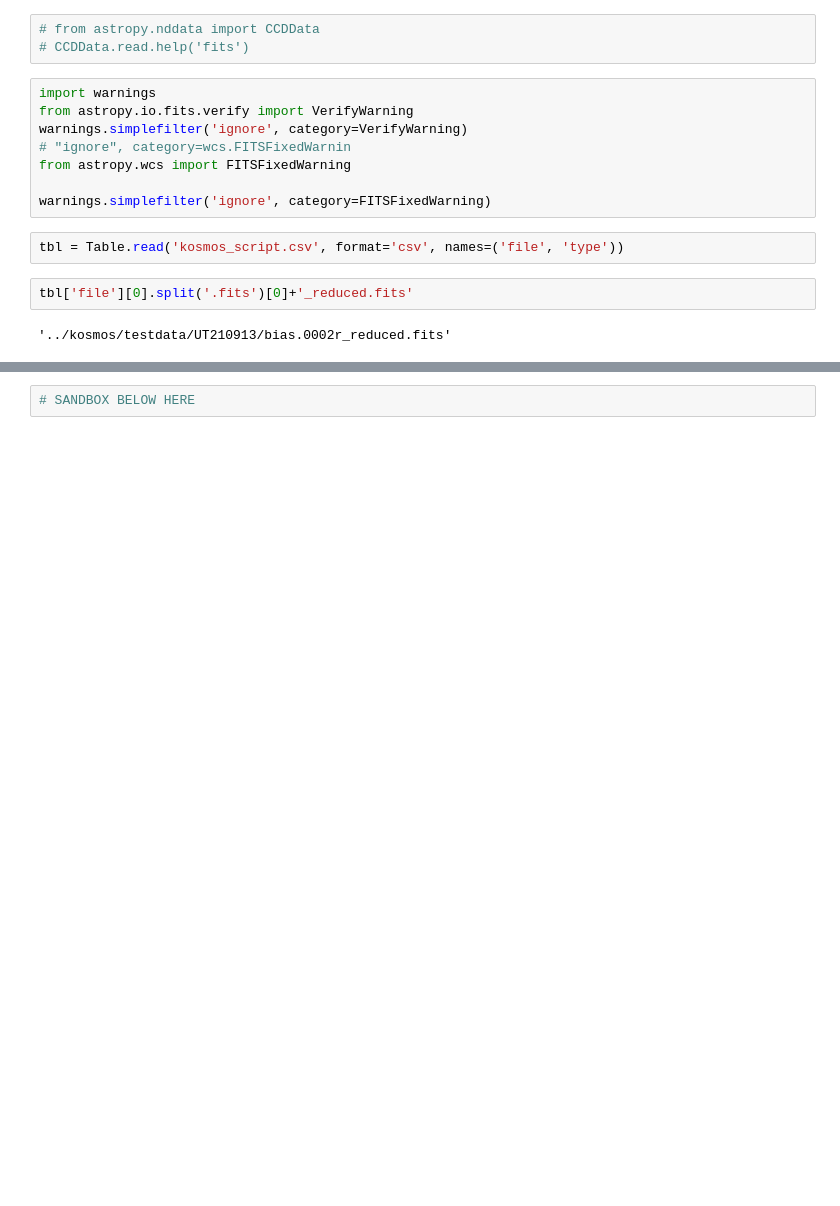
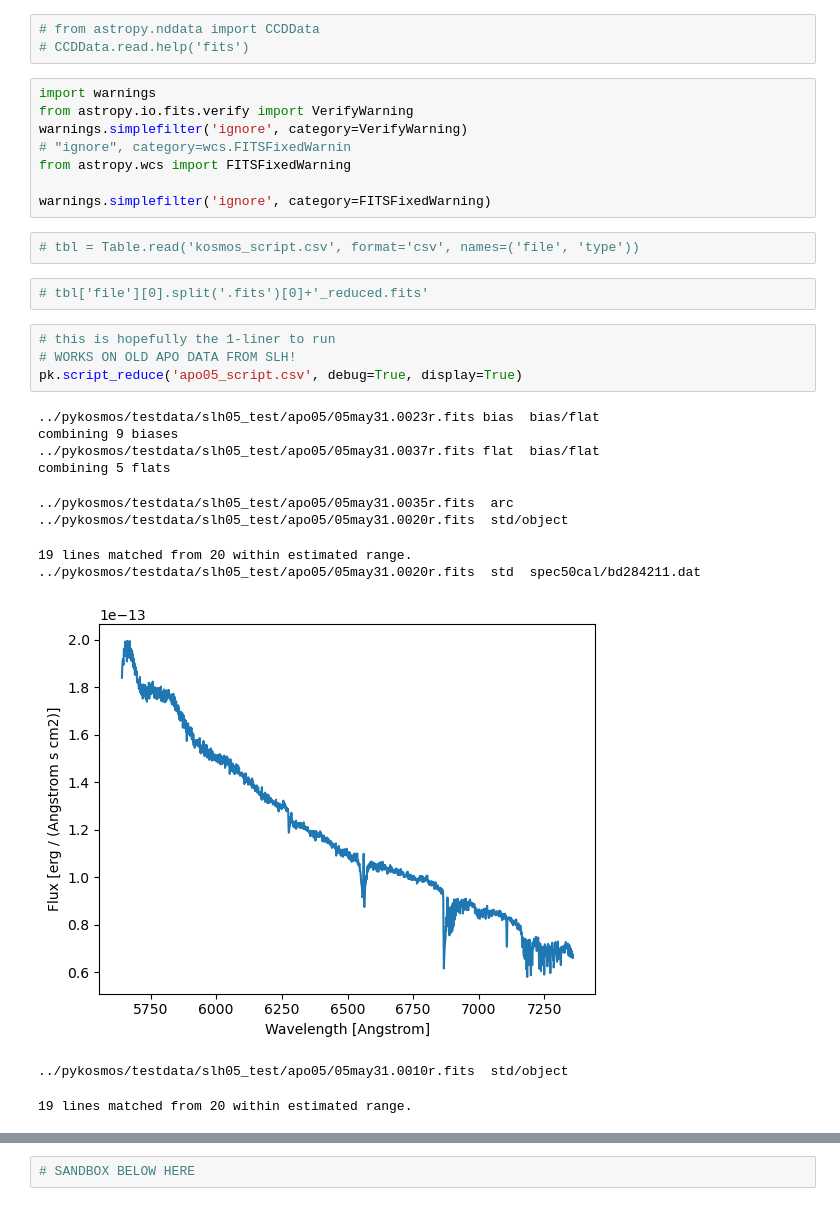
Before and after one commit to jradavenport/pykosmos, a Jupyter notebook: notebooks/script_reduce_demo.ipynb, the cells around one changed output, grey strips where cells are left out. Cells and saved outputs as stored; diff of their text form; blank space fills up the shorter version.

Commit message:
update other notebooks to pykosmos

```diff
--- a/notebooks/script_reduce_demo.ipynb
+++ b/notebooks/script_reduce_demo.ipynb
@@ -31,8 +28,22 @@ from astropy.wcs import FITSFixedWarning
 
 warnings.simplefilter('ignore', category=FITSFixedWarning)
 # %%
-tbl = Table.read('kosmos_script.csv', format='csv', names=('file', 'type'))
+# tbl = Table.read('kosmos_script.csv', format='csv', names=('file', 'type'))
 # %%
-tbl['file'][0].split('.fits')[0]+'_reduced.fits'
+# tbl['file'][0].split('.fits')[0]+'_reduced.fits'
-# %% [output]
-'../kosmos/testdata/UT210913/bias.0002r_reduced.fits'
+# %%
+# this is hopefully the 1-liner to run
+# WORKS ON OLD APO DATA FROM SLH!
+pk.script_reduce('apo05_script.csv', debug=True, display=True)
+# %% [output]
+../pykosmos/testdata/slh05_test/apo05/05may31.0023r.fits bias  bias/flat
+combining 9 biases
+../pykosmos/testdata/slh05_test/apo05/05may31.0037r.fits flat  bias/flat
+combining 5 flats
+../pykosmos/testdata/slh05_test/apo05/05may31.0035r.fits  arc
+../pykosmos/testdata/slh05_test/apo05/05may31.0020r.fits  std/object
+19 lines matched from 20 within estimated range.
+../pykosmos/testdata/slh05_test/apo05/05may31.0020r.fits  std  spec50cal/bd284211.dat
+[figure, added]
+../pykosmos/testdata/slh05_test/apo05/05may31.0010r.fits  std/object
+19 lines matched from 20 within estimated range.
```
Also changed, not shown: parts of 4 cells of this notebook, 4 other files.
